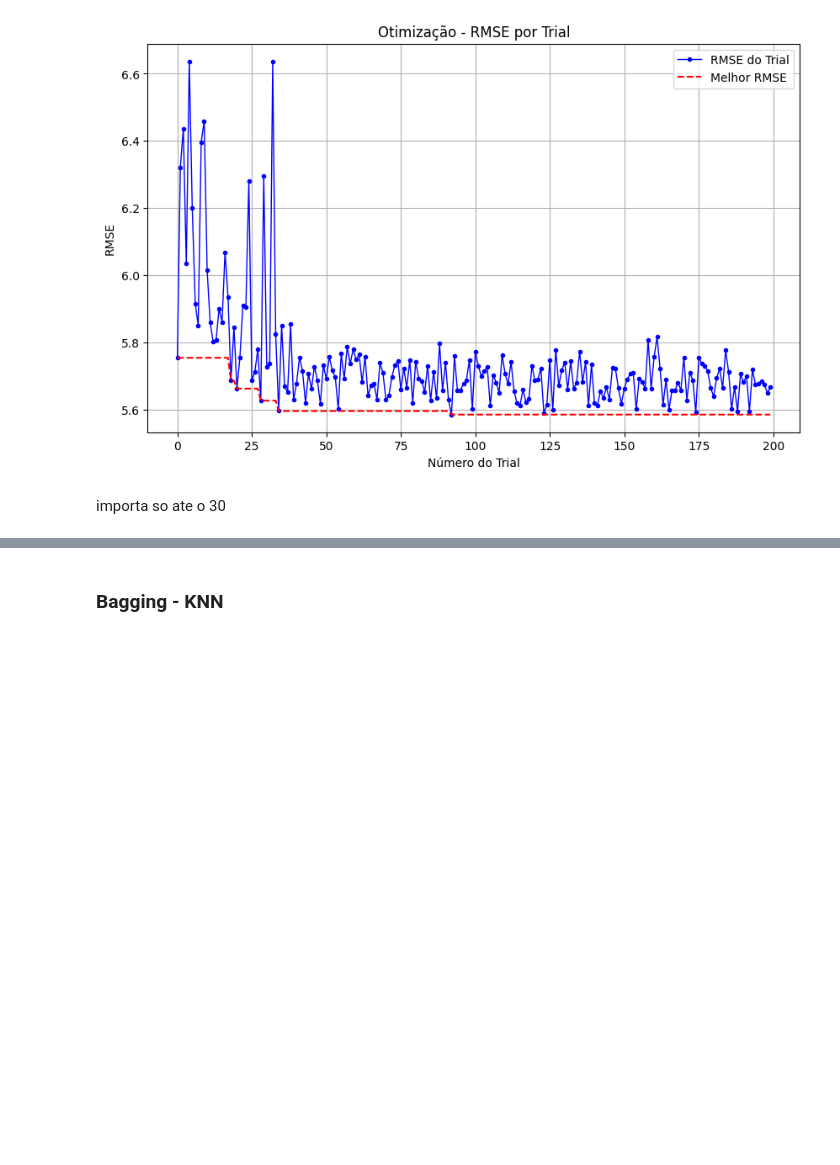
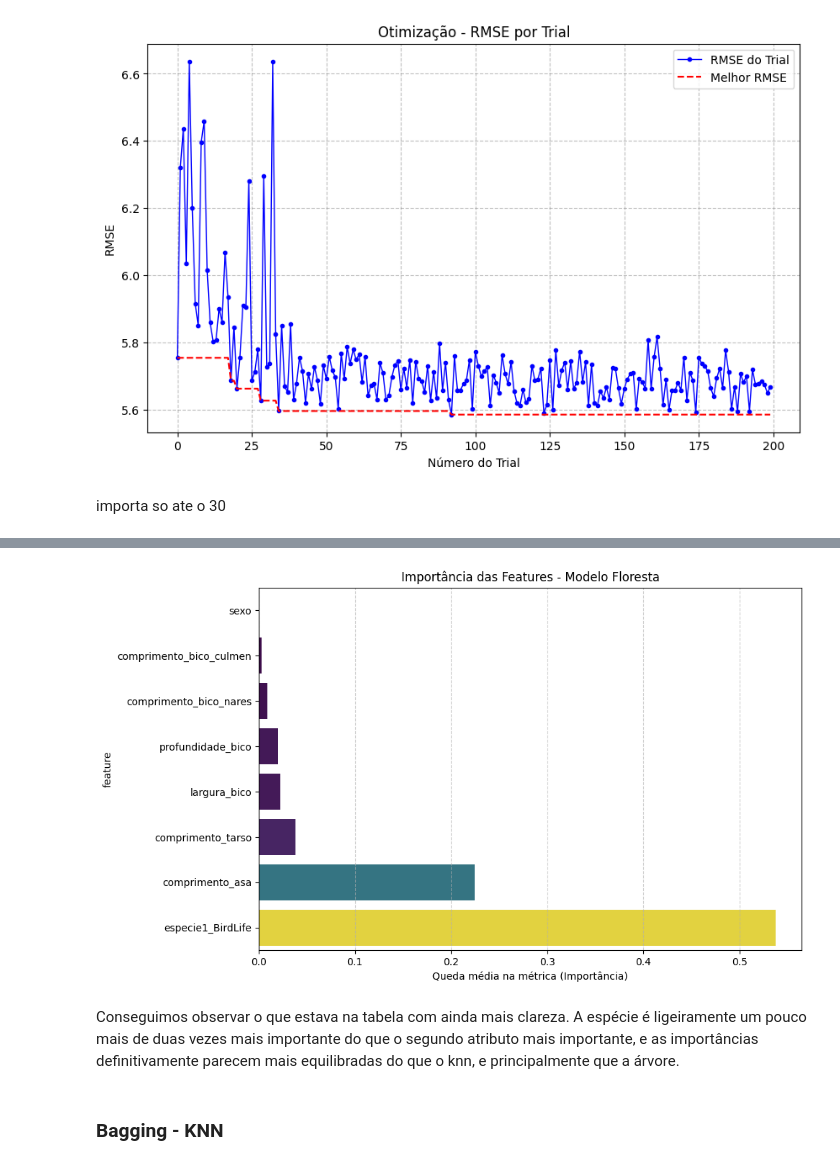
Before and after one commit to helocano/tiamat, a Jupyter notebook: MainTiamat_HeloisaCano.ipynb, the cells around one changed output, grey strips where cells are left out. Drawn from its saved outputs; the diff is of its cells as text; code cells hidden in the pictures; blank space fills up the shorter version.

```diff
--- a/MainTiamat_HeloisaCano.ipynb
+++ b/MainTiamat_HeloisaCano.ipynb
@@ -2155,0 +2170,12 @@ importa so ate o 30
+# %%
+result = permutation_importance(
+    modelo_floresta, X_teste, y_teste, n_repeats=10, random_state=semente_aleatoria
+)
+
+importancias = pd.DataFrame({
+    'feature': ATRIBUTOS,
+    'importance_mean': result.importances_mean,
+    'importance_std': result.importances_std
+}).sort_values('importance_mean', ascending=False)
+
+importancias
@@ -2156,21 +2196,25 @@ importa so ate o 30
 # %%
 df_plot = importancias.sort_values('importance_mean', ascending=True)
 
 plt.figure(figsize=(10, 6))
 sns.barplot(
     data=df_plot,
     x='importance_mean',
     y='feature',
     hue='importance_mean',
     palette='viridis',
     legend=False,
 )
 
-plt.xlabel('Queda média na métrica (')
-plt.title('Importância das Features')
+plt.xlabel('Queda média na métrica (Importância)')
+plt.title('Importância das Features - Modelo Floresta')
 plt.grid(axis='x', linestyle='--', alpha=0.6)
 plt.tight_layout()
 plt.show()
+# %% [output]
+[figure, added]
+# %% [markdown]
+Conseguimos observar o que estava na tabela com ainda mais clareza. A espécie é ligeiramente um pouco mais de duas vezes mais importante do que o segundo atributo mais importante, e as importâncias definitivamente parecem mais equilibradas do que o knn, e principalmente que a árvore.
 # %% [markdown]
 ### Bagging - KNN
 # %% [markdown]
```
Also changed, not shown: parts of 48 cells of this notebook.
